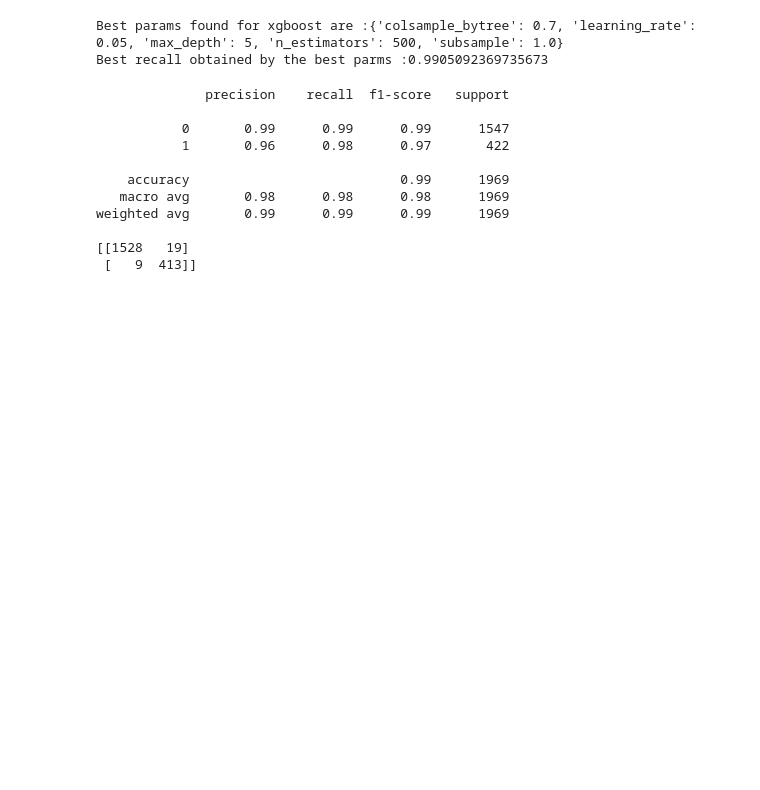
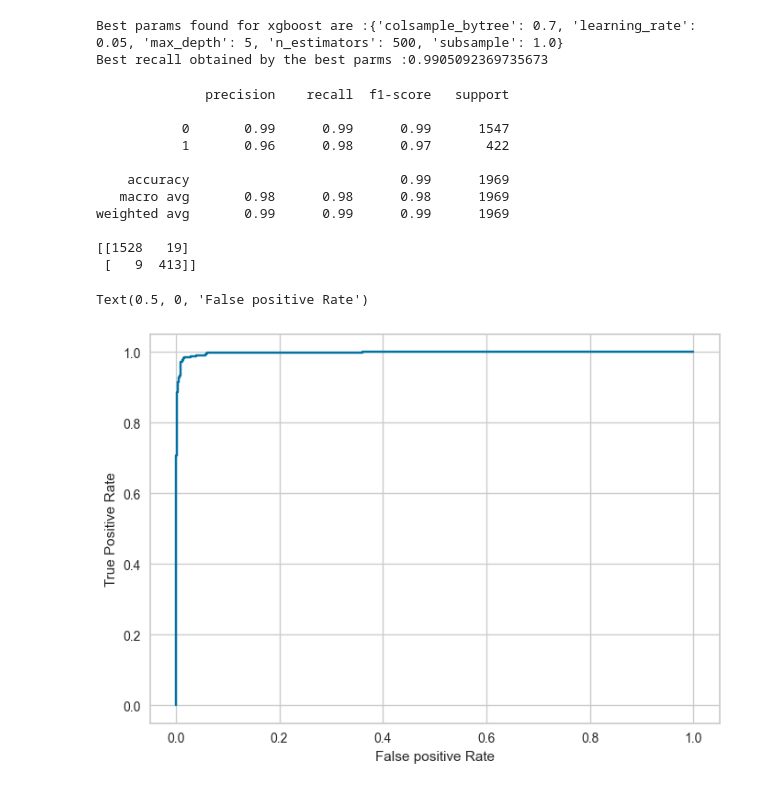
Before and after one commit to mohammadakhoundi1/Ethereum-Fraud-Detection, a Jupyter notebook: ET.ipynb, the cells around one changed output. Cells and saved outputs as stored; diff of their text form; code cells hidden in the pictures; blank space fills up the shorter version.

Commit message:
Plotting the ROC Curve

```diff
--- a/ET.ipynb
+++ b/ET.ipynb
@@ -569,3 +569,14 @@ weighted avg       0.99      0.99      0.99      1969
 
 [[1528   19]
  [   9  413]]
+# %%
+probs = xgb_c.predict_proba(sc_test)
+pred = probs[:,1]
+fpr,tpr ,threshold = roc_curve(y_test,pred)
+roc_auc = auc(fpr,tpr)
+plt.plot(fpr,tpr)
+plt.ylabel('True Positive Rate')
+plt.xlabel('False positive Rate')
+# %% [output]
+Text(0.5, 0, 'False positive Rate')
+[figure, added]
```
